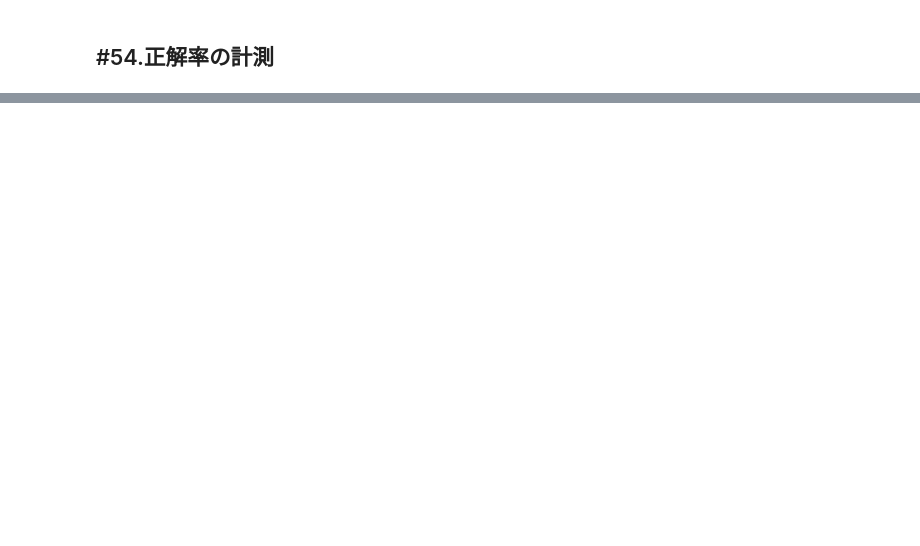
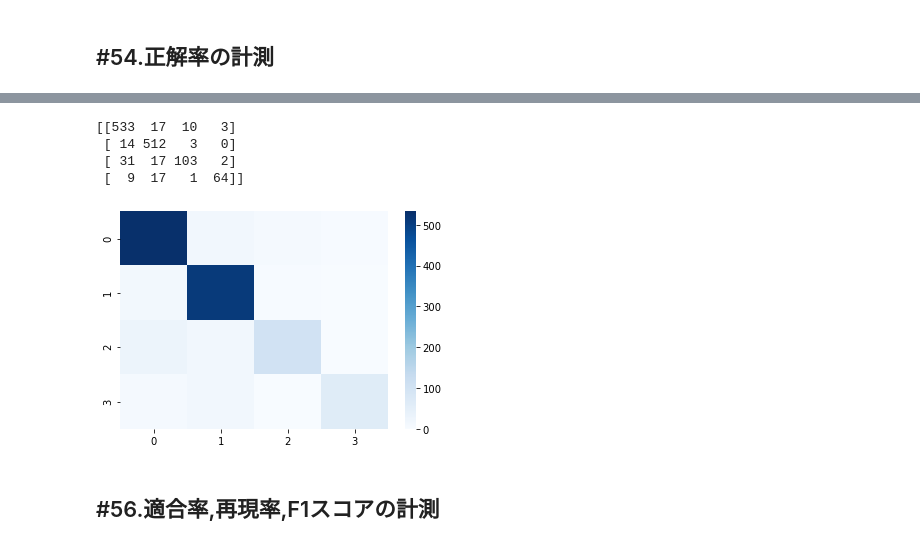
Before and after one commit to RyoheiKamei/100knock-2022, a Jupyter notebook: trainee_RyoheiKamei/chapter06/RyoheiKamei_ch06.ipynb, the cells around one changed output, grey strips where cells are left out. Cells and saved outputs as stored; diff of their text form; code cells hidden in the pictures; blank space fills up the shorter version.

```diff
--- a/trainee_RyoheiKamei/chapter06/RyoheiKamei_ch06.ipynb
+++ b/trainee_RyoheiKamei/chapter06/RyoheiKamei_ch06.ipynb
@@ -284,0 +347,23 @@ ValueError: Found input variables with inconsistent numbers of samples: [1336, 1
+# %%
+#評価データ
+
+from sklearn.metrics import confusion_matrix
+import seaborn as sns
+import matplotlib.pyplot as plt
+
+pred = model.predict(test_X)
+
+cm = confusion_matrix(test_y, pred)
+
+print(cm)
+
+sns.heatmap(cm, cmap="Blues")
+plt.savefig('./work/#55_TestData.png')
+# %% [output]
+[[533  17  10   3]
+ [ 14 512   3   0]
+ [ 31  17 103   2]
+ [  9  17   1  64]]
+[figure, added]
+# %% [markdown]
+## #56.適合率,再現率,F1スコアの計測
```
Also changed, not shown: parts of 20 cells of this notebook, 1 other file.
